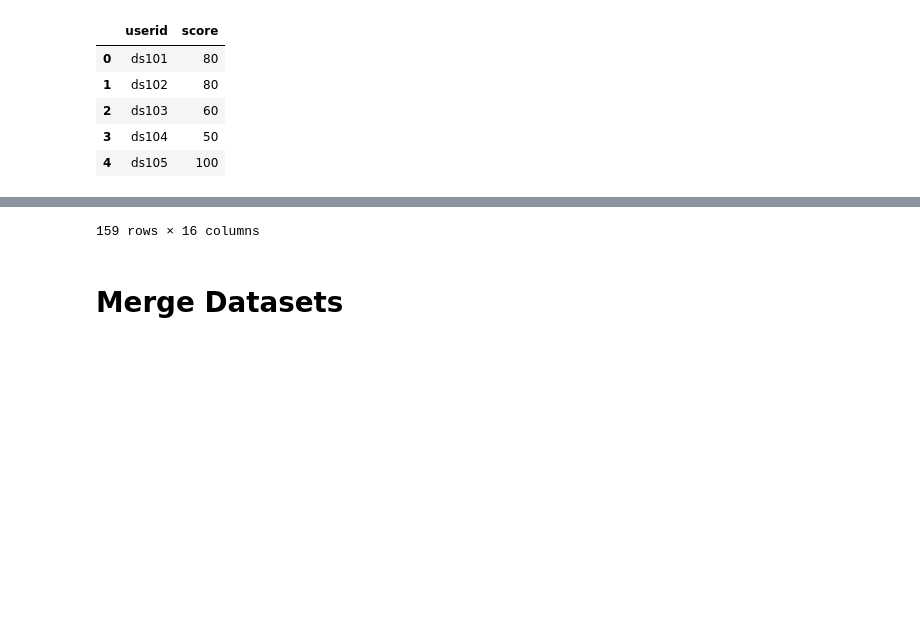
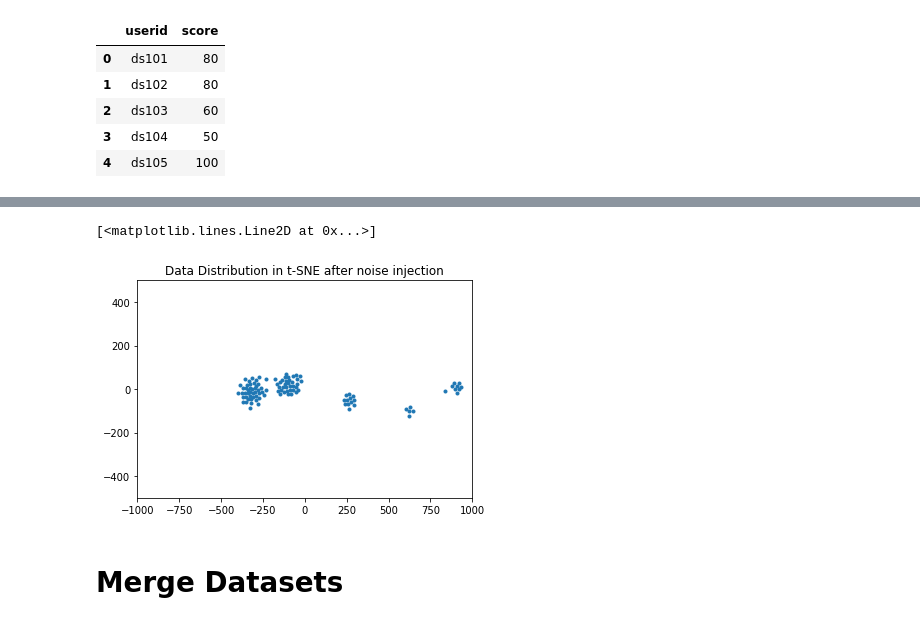
Before and after one commit to owen198/kyoto_ebook, a Jupyter notebook: XGBoost.ipynb, the cells around one changed output, grey strips where cells are left out. Cells and saved outputs as stored; diff of their text form; code cells hidden in the pictures; blank space fills up the shorter version.

```diff
--- a/XGBoost.ipynb
+++ b/XGBoost.ipynb
@@ -111,10 +128,18 @@ k_temp = kyoto_1_all.drop(['userid'], axis=1)
 noise1 = kyoto_1_all[list(k_temp)].mul(np.random.normal(1.0, 0.5, size=len(kyoto_1_all)), axis=0)
 noise1 = noise1.join(kyoto_1_all['userid'].to_frame())
 
-noise2 = kyoto_1_all[list(k_temp)].mul(np.random.normal(1.0, 0.5, size=len(kyoto_1_all)), axis=0)
-noise2 = noise2.join(kyoto_1_all['userid'].to_frame())
+#noise2 = kyoto_1_all[list(k_temp)].mul(np.random.normal(1.0, 0.5, size=len(kyoto_1_all)), axis=0)
+#noise2 = noise2.join(kyoto_1_all['userid'].to_frame())
 
 kyoto_1_all = pd.concat([kyoto_1_all, noise1])
-kyoto_1_all = pd.concat([kyoto_1_all, noise2])
-kyoto_1_all
+#kyoto_1_all = pd.concat([kyoto_1_all, noise2])
+
+k_temp = kyoto_1_all.drop(['userid'], axis=1)
+k_temp = tsne.fit_transform(k_temp)
+
+fig, axes = plt.subplots()
+axes.set_xlim([-1000, 1000])
+axes.set_ylim([-500, 500])
+axes.set_title('Data Distribution in t-SNE after noise injection')
+axes.plot(k_temp[:,0], k_temp[:,1], '.')
 # %% [output]
@@ -138,4 +146,5 @@ kyoto_1_all
-159 rows × 16 columns
+[<matplotlib.lines.Line2D at 0x...>]
+[figure, added]
 # %% [markdown]
 # Merge Datasets
 # %%
```
Also changed, not shown: parts of 12 cells of this notebook.
